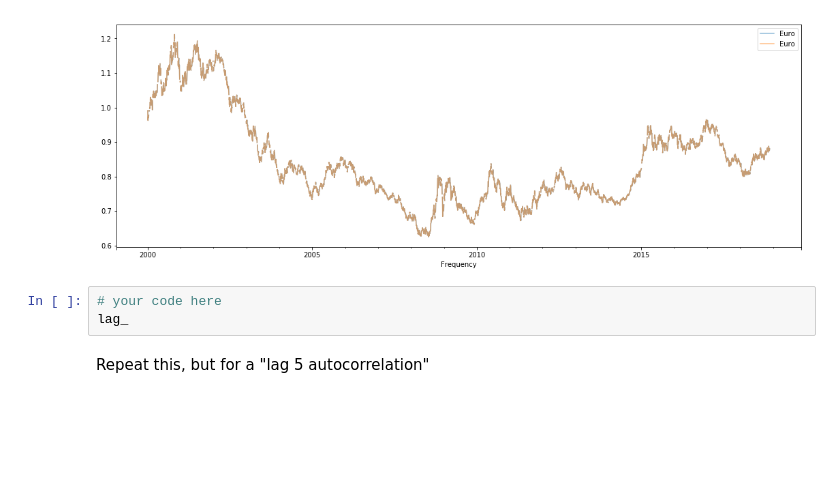
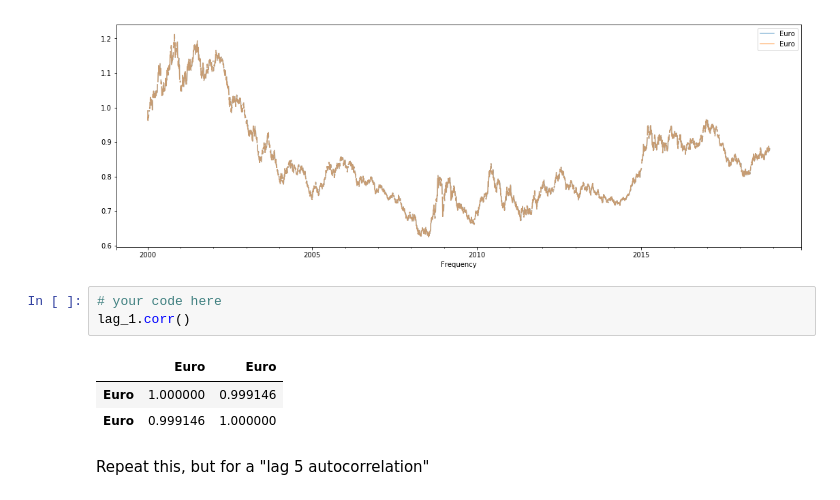
Before and after one commit to elenasm7/dsc-3-26-05-correlation-and-autocorrelation-in-time-series-lab-nyc-ds-career-012819, a Jupyter notebook: index.ipynb, the cells around one changed output. Saved outputs shown, nothing was run; the diff lists cells and outputs as text; blank space fills up the shorter version.

```diff
--- a/index.ipynb
+++ b/index.ipynb
@@ -100,7 +100,11 @@ lag_1.plot(figsize=(18,6), alpha=0.5);
 [figure]
 # %%
 # your code here
-lag_
+lag_1.corr()
+# %% [output]
+|  | Euro | Euro |
+| Euro | 1.000000 | 0.999146 |
+| Euro | 0.999146 | 1.000000 |
 # %% [markdown]
 Repeat this, but for a "lag 5 autocorrelation"
 # %%
```
